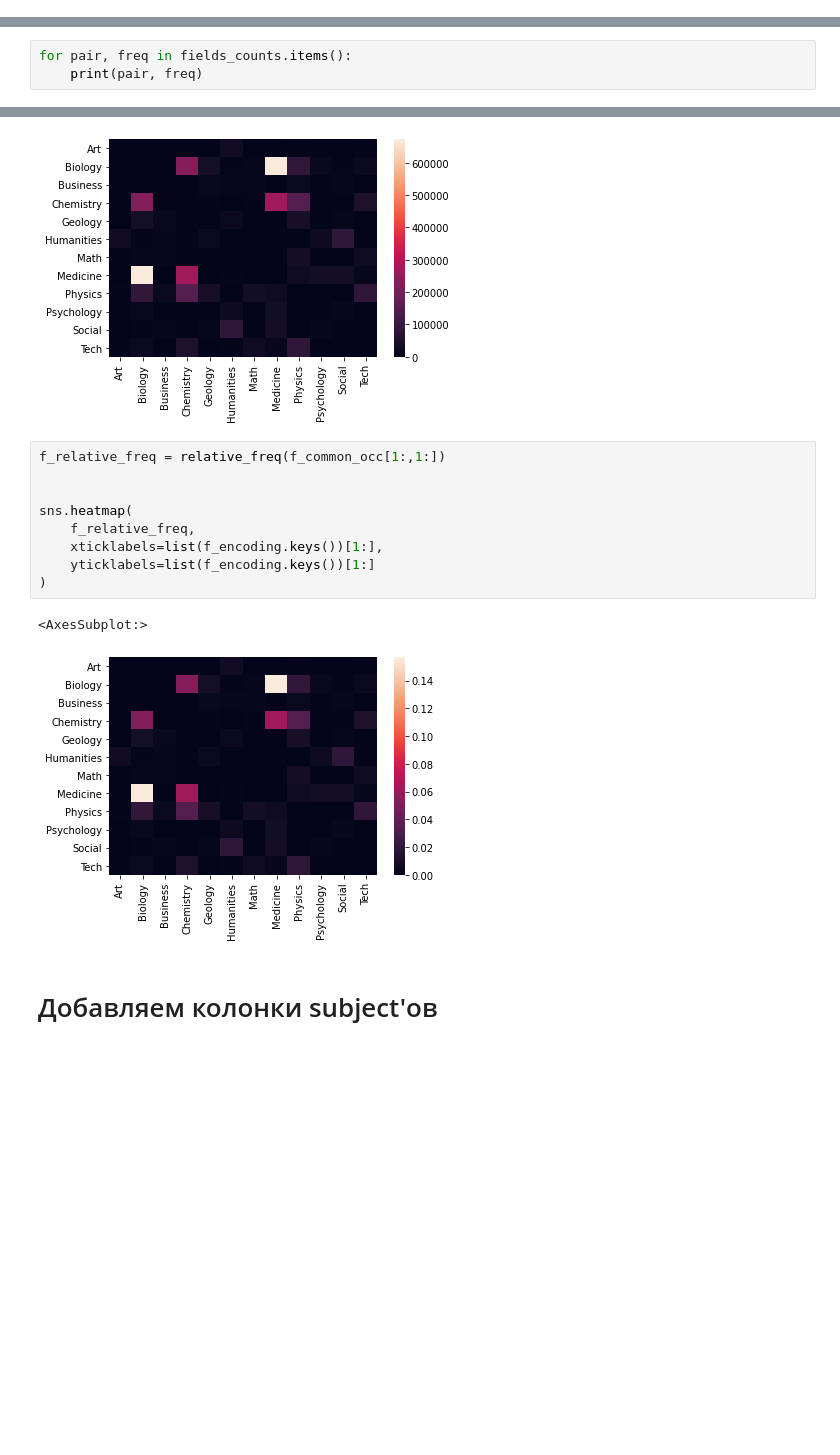
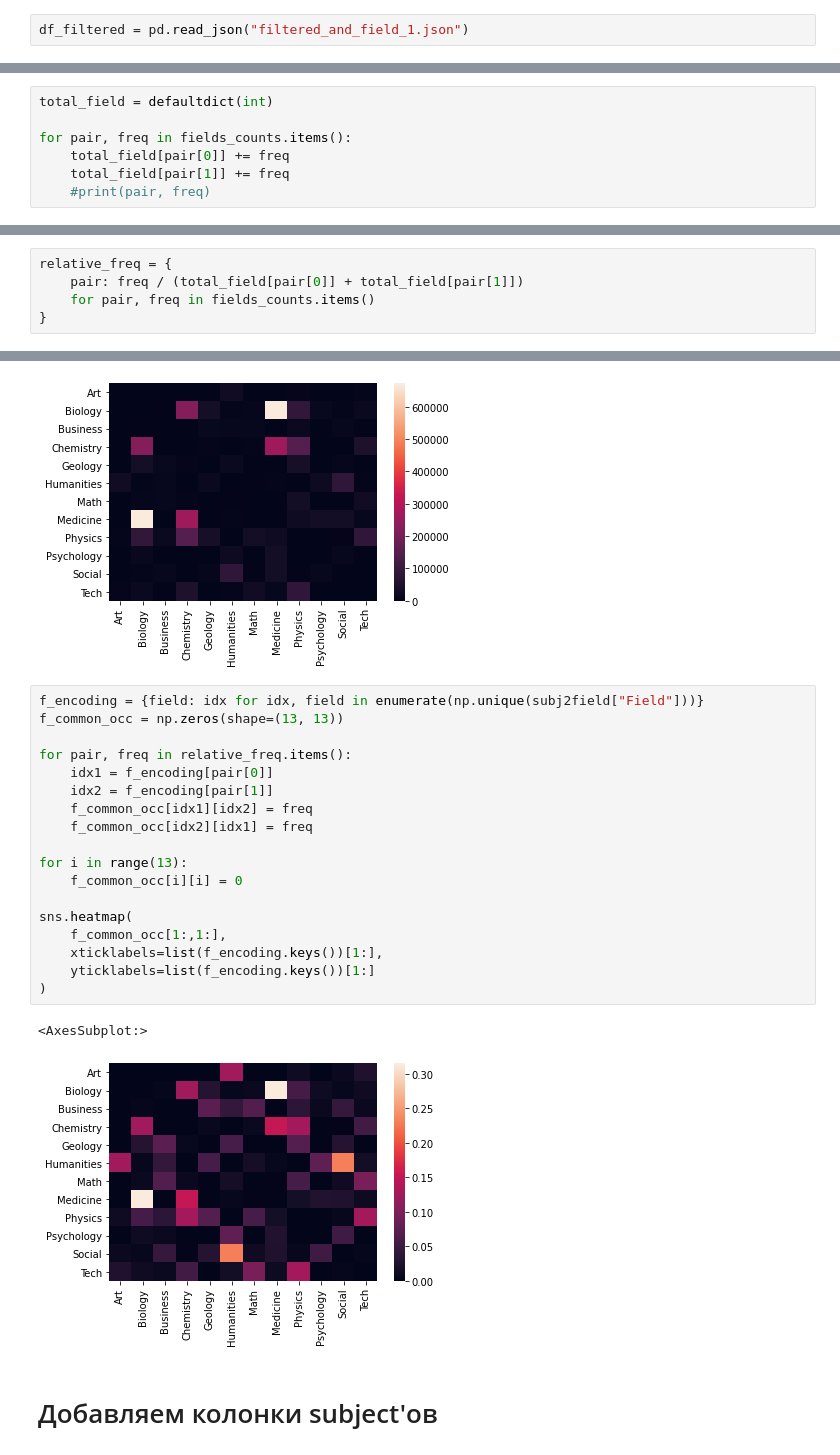
Before and after one commit to Graf-D/HSE_diploma, a Jupyter notebook: data_preprocessing.ipynb, the cells around one changed output, grey strips where cells are left out. Saved outputs shown, nothing was run; the diff lists cells and outputs as text; blank space fills up the shorter version.

Commit message:
add relative common occurrence graph

```diff
--- a/data_preprocessing.ipynb
+++ b/data_preprocessing.ipynb
@@ -639,4 +637,6 @@ df_filtered.sample(5)
 df_filtered.to_json("filtered_and_field_1.json")
 # %% [markdown]
 # Совместная встречаемость филдов
+# %%
+df_filtered = pd.read_json("filtered_and_field_1.json")
 # %%
@@ -647,5 +650,9 @@ for collab in df_filtered["all_fields"].values:
         if pair[0] != pair[1]:
             fields_counts[pair] += 1
 # %%
+total_field = defaultdict(int)
+
 for pair, freq in fields_counts.items():
-    print(pair, freq)
+    total_field[pair[0]] += freq
+    total_field[pair[1]] += freq
+    #print(pair, freq)
@@ -670,3 +659,8 @@ for pair, freq in fields_counts.items():
+# %%
+relative_freq = {
+    pair: freq / (total_field[pair[0]] + total_field[pair[1]])
+    for pair, freq in fields_counts.items()
+}
 # %%
 f_encoding = {field: idx for idx, field in enumerate(np.unique(subj2field["Field"]))}
 
@@ -689,18 +683,27 @@ sns.heatmap(
 # %% [output]
 <AxesSubplot:>
 [figure]
-# %%
-f_relative_freq = relative_freq(f_common_occ[1:,1:])
-
-
-sns.heatmap(
-    f_relative_freq,
-    xticklabels=list(f_encoding.keys())[1:],
-    yticklabels=list(f_encoding.keys())[1:]
-)
-# %% [output]
-<AxesSubplot:>
-[figure, removed]
+# %%
+f_encoding = {field: idx for idx, field in enumerate(np.unique(subj2field["Field"]))}
+f_common_occ = np.zeros(shape=(13, 13))
+
+for pair, freq in relative_freq.items():
+    idx1 = f_encoding[pair[0]]
+    idx2 = f_encoding[pair[1]]
+    f_common_occ[idx1][idx2] = freq
+    f_common_occ[idx2][idx1] = freq
+
+for i in range(13):
+    f_common_occ[i][i] = 0
+
+sns.heatmap(
+    f_common_occ[1:,1:],
+    xticklabels=list(f_encoding.keys())[1:],
+    yticklabels=list(f_encoding.keys())[1:]
+)
+# %% [output]
+<AxesSubplot:>
+[figure, added]
 # %% [markdown]
 # Добавляем колонки subject'ов
 # %%
```
Also changed, not shown: parts of 3 cells of this notebook.
